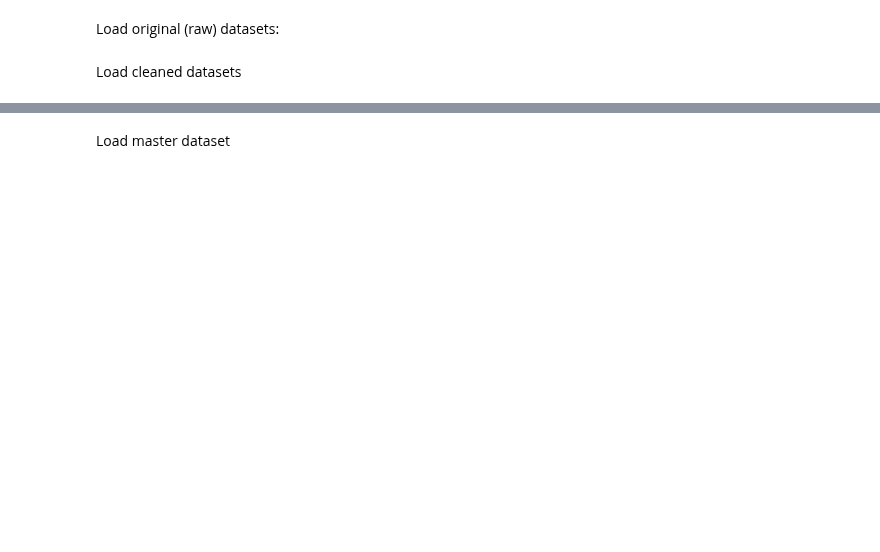
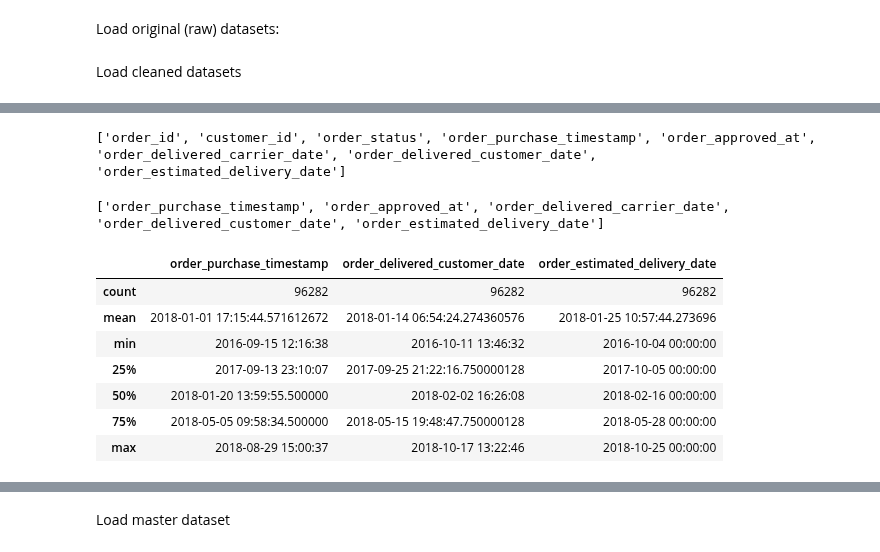
Before and after one commit to RioPramana21/Final-Project-Olist, a Jupyter notebook: preparation_notebooks/feature_engineering.ipynb, the cells around one changed output, grey strips where cells are left out. Saved outputs shown, nothing was run; the diff lists cells and outputs as text; code cells hidden in the pictures; blank space fills up the shorter version.

```diff
--- a/preparation_notebooks/feature_engineering.ipynb
+++ b/preparation_notebooks/feature_engineering.ipynb
@@ -93,0 +105,17 @@ cleaned_df_geolocation      = read_olist_csv('../data/cleaned_data/olist_geoloca
+# %%
+df_meta = pd.read_csv("../data/cleaned_data/olist_orders_dataset.csv", nrows=0)
+print(df_meta.columns.tolist())
+# %% [output]
+['order_id', 'customer_id', 'order_status', 'order_purchase_timestamp', 'order_approved_at', 'order_delivered_carrier_date', 'order_delivered_customer_date', 'order_estimated_delivery_date']
+# %%
+read_olist_csv('../data/cleaned_data/olist_orders_dataset.csv').describe()
+# %% [output]
+['order_purchase_timestamp', 'order_approved_at', 'order_delivered_carrier_date', 'order_delivered_customer_date', 'order_estimated_delivery_date']
+|  | order_purchase_timestamp | order_delivered_customer_date | order_estimated_delivery_date |
+| count | 96282 | 96282 | 96282 |
+| mean | 2018-01-01 17:15:44.571612672 | 2018-01-14 06:54:24.274360576 | 2018-01-25 10:57:44.273696 |
+| min | 2016-09-15 12:16:38 | 2016-10-11 13:46:32 | 2016-10-04 00:00:00 |
+| 25% | 2017-09-13 23:10:07 | 2017-09-25 21:22:16.750000128 | 2017-10-05 00:00:00 |
+| 50% | 2018-01-20 13:59:55.500000 | 2018-02-02 16:26:08 | 2018-02-16 00:00:00 |
+| 75% | 2018-05-05 09:58:34.500000 | 2018-05-15 19:48:47.750000128 | 2018-05-28 00:00:00 |
+| max | 2018-08-29 15:00:37 | 2018-10-17 13:22:46 | 2018-10-25 00:00:00 |
```
Also changed, not shown: parts of 10 cells of this notebook.
